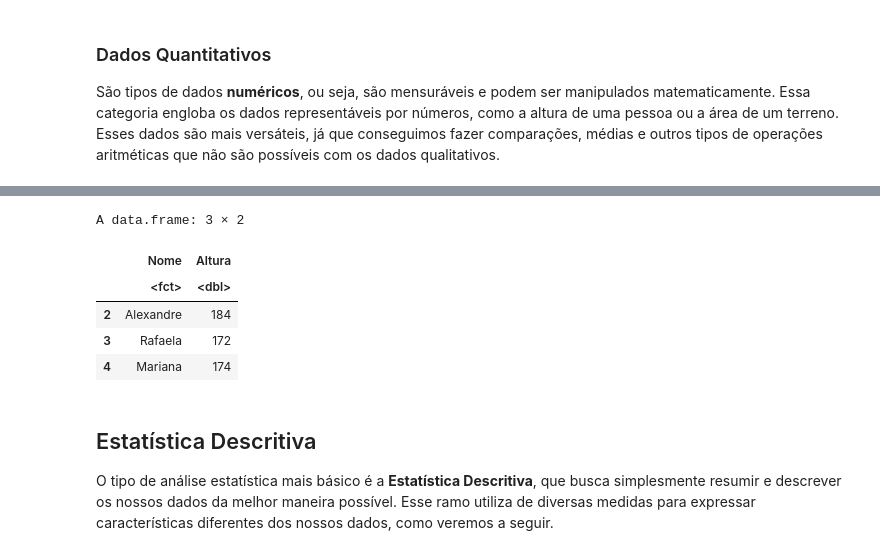
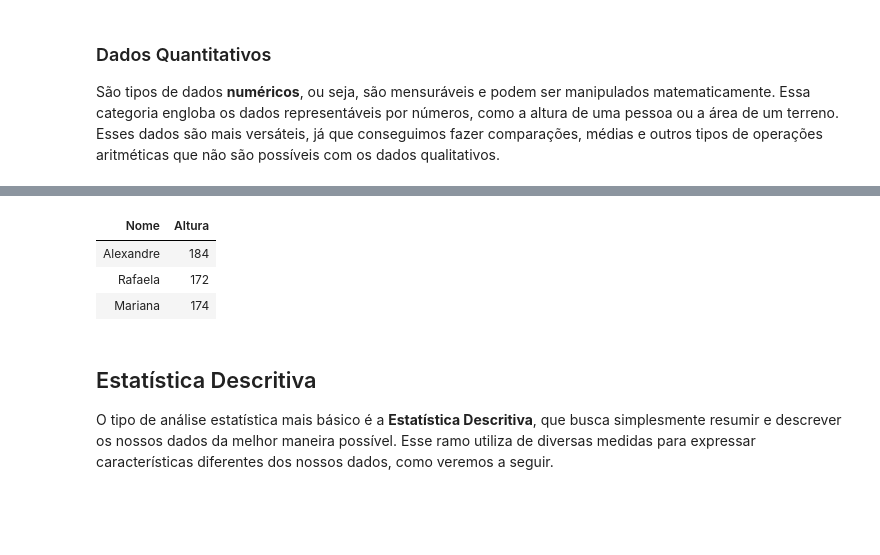
Before and after one commit to turing-usp/workshop_estatistica_com_R, a Jupyter notebook: fifa-gabarito.ipynb, the cells around one changed output, grey strips where cells are left out. Drawn from its saved outputs; the diff is of its cells as text; code cells hidden in the pictures; blank space fills up the shorter version.

```diff
--- a/fifa-gabarito.ipynb
+++ b/fifa-gabarito.ipynb
@@ -330,14 +324,12 @@ A data.frame: 5 × 2
 # %%
 # Selecionando as pessoas com altura maior que 170 cm
 
-alturas[alturas$Altura > 170,]
+alturas %>% filter(Altura > 170)
 # %% [output]
-A data.frame: 3 × 2
-|  | Nome | Altura |
-|  | <fct> | <dbl> |
-| 2 | Alexandre | 184 |
-| 3 | Rafaela | 172 |
-| 4 | Mariana | 174 |
+| Nome | Altura |
+| Alexandre | 184 |
+| Rafaela | 172 |
+| Mariana | 174 |
 # %% [markdown]
 ## <a id="descritiva"></a>Estatística Descritiva
 
```
Also changed, not shown: parts of 26 cells of this notebook, 1 other file.
